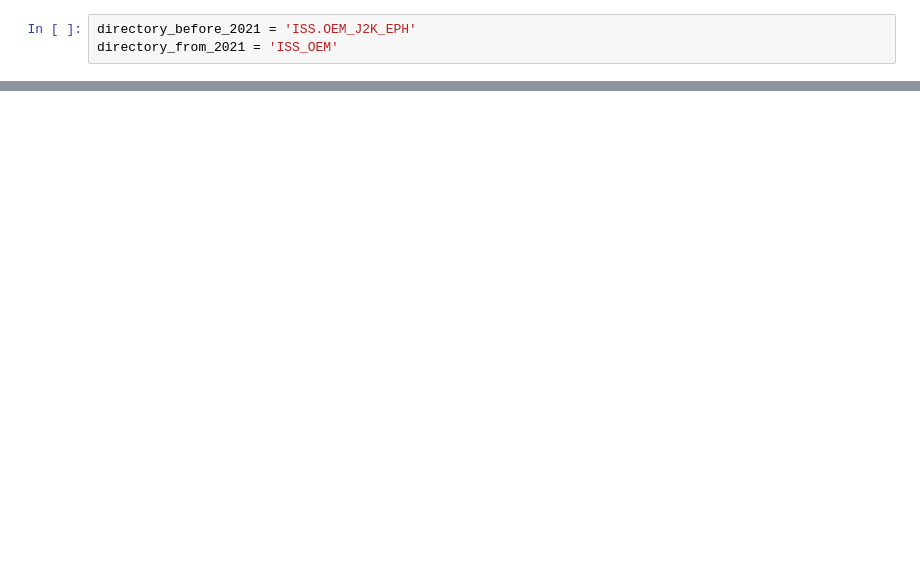
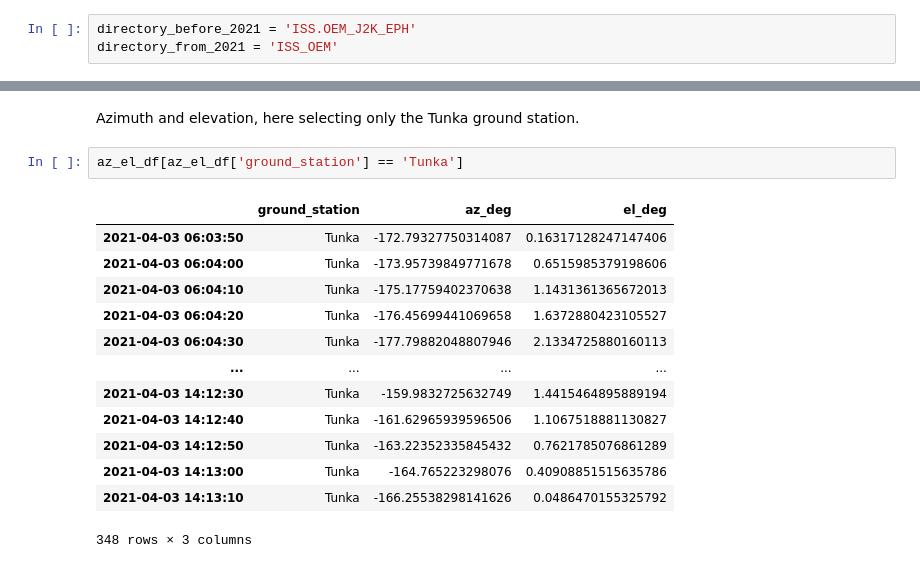
Before and after one commit to GorgiAstro/iss-ccsds-oem, a Jupyter notebook: 01-iss_ccsds_oem_read.ipynb, the cells around one changed output, grey strips where cells are left out. Saved outputs shown, nothing was run; the diff lists cells and outputs as text; blank space fills up the shorter version.

```diff
--- a/01-iss_ccsds_oem_read.ipynb
+++ b/01-iss_ccsds_oem_read.ipynb
@@ -80,0 +319,18 @@ pv_eme2000 = bounded_propagator.getPVCoordinates(datetime_to_absolutedate(date),
+# %% [markdown]
+Azimuth and elevation, here selecting only the Tunka ground station.
+# %%
+az_el_df[az_el_df['ground_station'] == 'Tunka']
+# %% [output]
+|  | ground_station | az_deg | el_deg |
+| 2021-04-03 06:03:50 | Tunka | -172.79327750314087 | 0.16317128247147406 |
+| 2021-04-03 06:04:00 | Tunka | -173.95739849771678 | 0.6515985379198606 |
+| 2021-04-03 06:04:10 | Tunka | -175.17759402370638 | 1.1431361365672013 |
+| 2021-04-03 06:04:20 | Tunka | -176.45699441069658 | 1.6372880423105527 |
+| 2021-04-03 06:04:30 | Tunka | -177.79882048807946 | 2.1334725880160113 |
+| ... | ... | ... | ... |
+| 2021-04-03 14:12:30 | Tunka | -159.9832725632749 | 1.4415464895889194 |
+| 2021-04-03 14:12:40 | Tunka | -161.62965939596506 | 1.1067518881130827 |
+| 2021-04-03 14:12:50 | Tunka | -163.22352335845432 | 0.7621785076861289 |
+| 2021-04-03 14:13:00 | Tunka | -164.765223298076 | 0.40908851515635786 |
+| 2021-04-03 14:13:10 | Tunka | -166.25538298141626 | 0.0486470155325792 |
+348 rows × 3 columns
```
Also changed, not shown: parts of 21 cells of this notebook, 1 other file.
